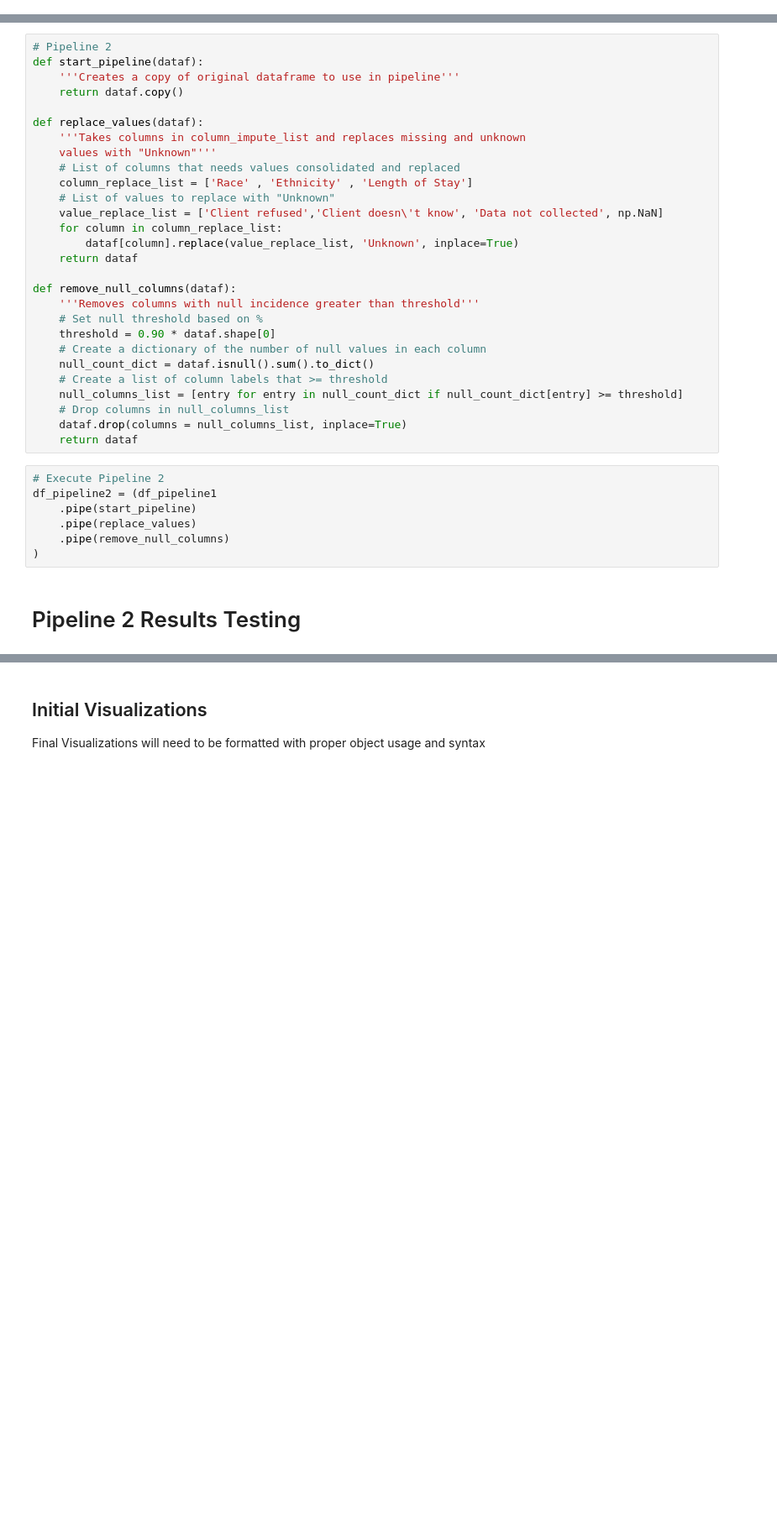
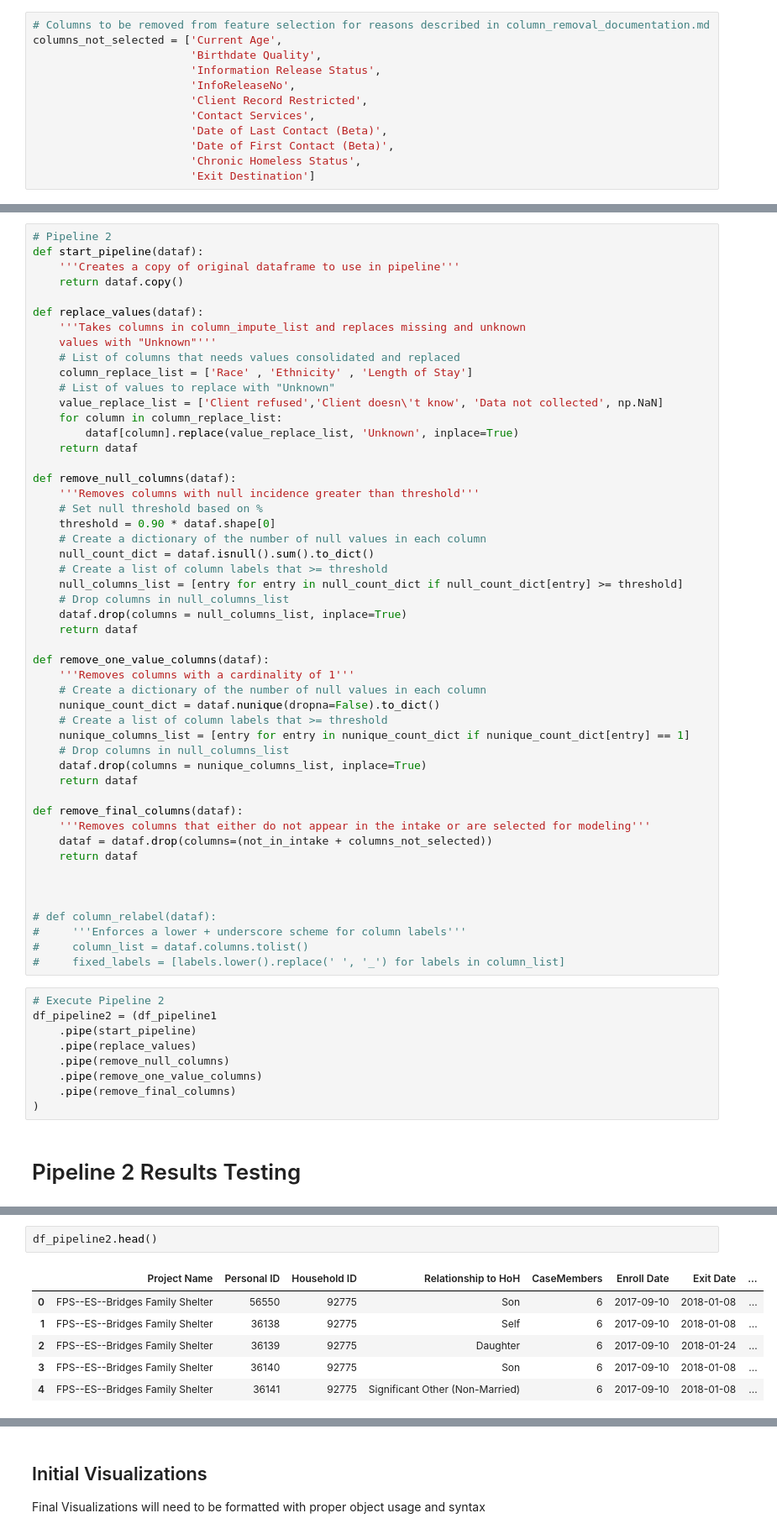
Before and after one commit to mudesir/family-promise-spokane-ds-b, a Jupyter notebook: notebooks/Data Exploration.ipynb, the cells around one changed output, grey strips where cells are left out. Shown: that part at 84% size. Cells and saved outputs as stored; diff of their text form; blank space fills up the shorter version.

Commit message:
Update model feature selection

```diff
--- a/notebooks/Data Exploration.ipynb
+++ b/notebooks/Data Exploration.ipynb
@@ -231,0 +256,12 @@ Cleaning has been split into multiple pipelines
+# %%
+# Columns to be removed from feature selection for reasons described in column_removal_documentation.md
+columns_not_selected = ['Current Age',
+                        'Birthdate Quality',
+                        'Information Release Status',
+                        'InfoReleaseNo',
+                        'Client Record Restricted',
+                        'Contact Services',
+                        'Date of Last Contact (Beta)',
+                        'Date of First Contact (Beta)',
+                        'Chronic Homeless Status',
+                        'Exit Destination']
@@ -257,12 +299,36 @@ def remove_null_columns(dataf):
     # Drop columns in null_columns_list
     dataf.drop(columns = null_columns_list, inplace=True)
     return dataf
+
+def remove_one_value_columns(dataf):
+    '''Removes columns with a cardinality of 1'''
+    # Create a dictionary of the number of null values in each column
+    nunique_count_dict = dataf.nunique(dropna=False).to_dict()
+    # Create a list of column labels that >= threshold
+    nunique_columns_list = [entry for entry in nunique_count_dict if nunique_count_dict[entry] == 1]
+    # Drop columns in null_columns_list
+    dataf.drop(columns = nunique_columns_list, inplace=True)
+    return dataf
+
+def remove_final_columns(dataf):
+    '''Removes columns that either do not appear in the intake or are selected for modeling'''
+    dataf = dataf.drop(columns=(not_in_intake + columns_not_selected))
+    return dataf
+
+
+
+# def column_relabel(dataf):
+#     '''Enforces a lower + underscore scheme for column labels'''
+#     column_list = dataf.columns.tolist()
+#     fixed_labels = [labels.lower().replace(' ', '_') for labels in column_list]
 # %%
 # Execute Pipeline 2
 df_pipeline2 = (df_pipeline1
     .pipe(start_pipeline)
     .pipe(replace_values)
     .pipe(remove_null_columns)
+    .pipe(remove_one_value_columns)
+    .pipe(remove_final_columns)
 )
 # %% [markdown]
 # Pipeline 2 Results Testing
@@ -268,0 +344,9 @@ df_pipeline2 = (df_pipeline1
+# %%
+df_pipeline2.head()
+# %% [output]
+|  | Project Name | Personal ID | Household ID | Relationship to HoH | CaseMembers | Enroll Date | Exit Date | ... |
+| 0 | FPS--ES--Bridges Family Shelter | 56550 | 92775 | Son | 6 | 2017-09-10 | 2018-01-08 | ... |
+| 1 | FPS--ES--Bridges Family Shelter | 36138 | 92775 | Self | 6 | 2017-09-10 | 2018-01-08 | ... |
+| 2 | FPS--ES--Bridges Family Shelter | 36139 | 92775 | Daughter | 6 | 2017-09-10 | 2018-01-24 | ... |
+| 3 | FPS--ES--Bridges Family Shelter | 36140 | 92775 | Son | 6 | 2017-09-10 | 2018-01-08 | ... |
+| 4 | FPS--ES--Bridges Family Shelter | 36141 | 92775 | Significant Other (Non-Married) | 6 | 2017-09-10 | 2018-01-08 | ... |
```
Also changed, not shown: parts of 8 cells of this notebook.
